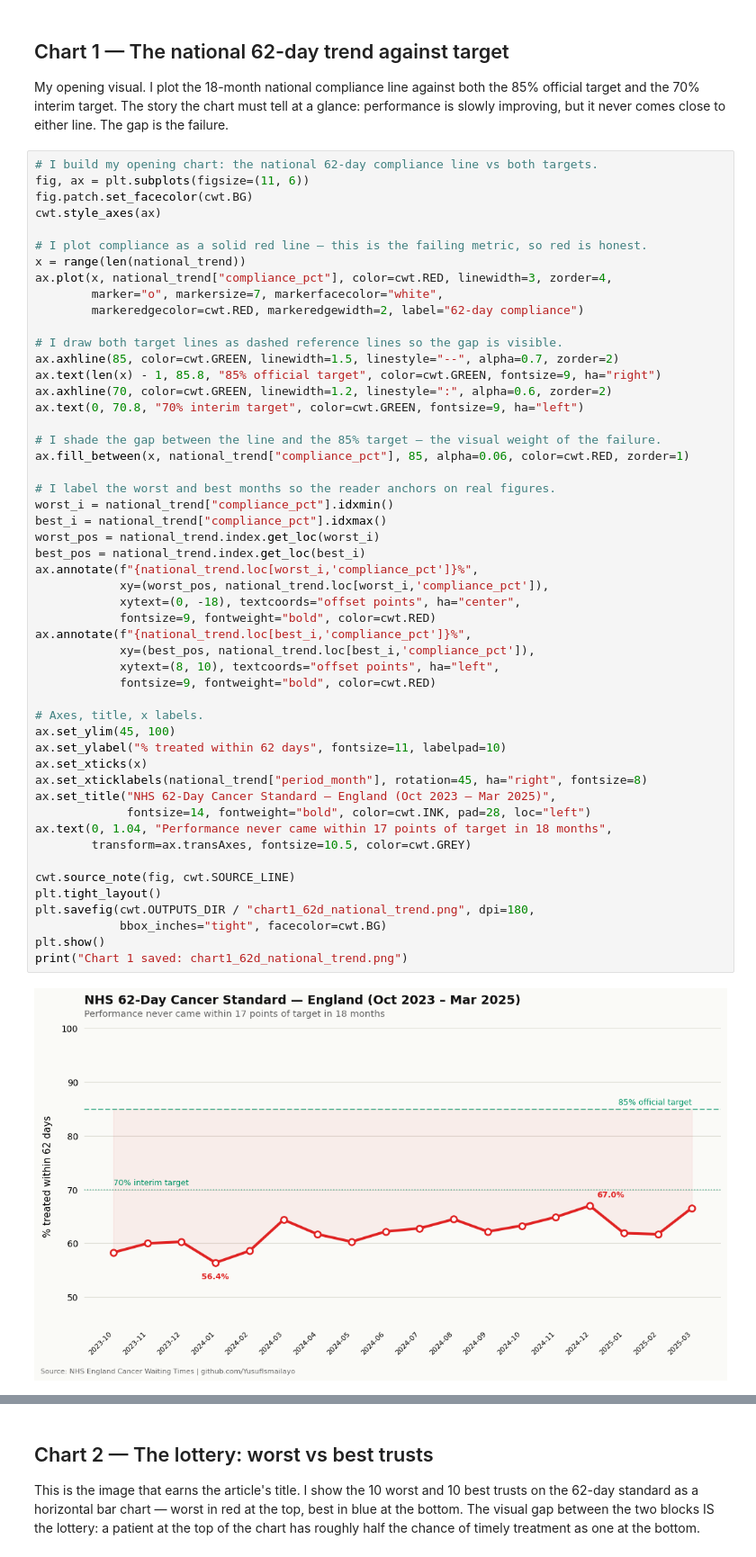
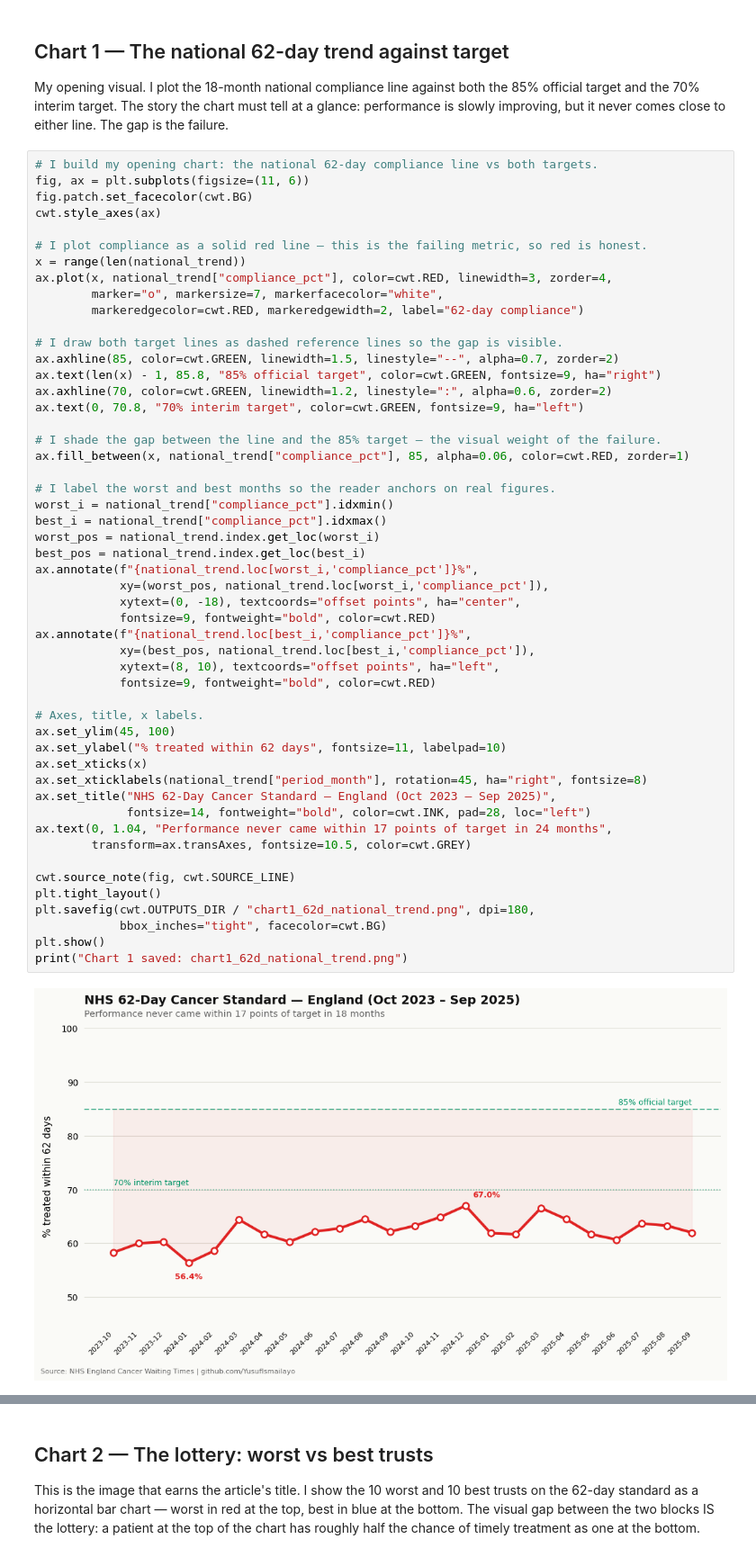
Before and after one commit to YusufIsmailayo/nhs-cancer-waiting-times-pipeline, a Jupyter notebook: notebooks/03_gold_trust_lottery.ipynb, the cells around one changed output, grey strips where cells are left out. Shown at 90% size. Saved outputs shown, nothing was run; the diff lists cells and outputs as text.

Commit message:
Extend pipeline to 24 months: update charts and documentation

```diff
--- a/notebooks/03_gold_trust_lottery.ipynb
+++ b/notebooks/03_gold_trust_lottery.ipynb
@@ -318,36 +362,36 @@ ax.fill_between(x, national_trend["compliance_pct"], 85, alpha=0.06, color=cwt.R
 
 # I label the worst and best months so the reader anchors on real figures.
 worst_i = national_trend["compliance_pct"].idxmin()
 best_i = national_trend["compliance_pct"].idxmax()
 worst_pos = national_trend.index.get_loc(worst_i)
 best_pos = national_trend.index.get_loc(best_i)
 ax.annotate(f"{national_trend.loc[worst_i,'compliance_pct']}%",
             xy=(worst_pos, national_trend.loc[worst_i,'compliance_pct']),
             xytext=(0, -18), textcoords="offset points", ha="center",
             fontsize=9, fontweight="bold", color=cwt.RED)
 ax.annotate(f"{national_trend.loc[best_i,'compliance_pct']}%",
             xy=(best_pos, national_trend.loc[best_i,'compliance_pct']),
             xytext=(8, 10), textcoords="offset points", ha="left",
             fontsize=9, fontweight="bold", color=cwt.RED)
 
 # Axes, title, x labels.
 ax.set_ylim(45, 100)
 ax.set_ylabel("% treated within 62 days", fontsize=11, labelpad=10)
 ax.set_xticks(x)
 ax.set_xticklabels(national_trend["period_month"], rotation=45, ha="right", fontsize=8)
-ax.set_title("NHS 62-Day Cancer Standard — England (Oct 2023 – Mar 2025)",
+ax.set_title("NHS 62-Day Cancer Standard — England (Oct 2023 – Sep 2025)",
              fontsize=14, fontweight="bold", color=cwt.INK, pad=28, loc="left")
-ax.text(0, 1.04, "Performance never came within 17 points of target in 18 months",
+ax.text(0, 1.04, "Performance never came within 17 points of target in 24 months",
         transform=ax.transAxes, fontsize=10.5, color=cwt.GREY)
 
 cwt.source_note(fig, cwt.SOURCE_LINE)
 plt.tight_layout()
 plt.savefig(cwt.OUTPUTS_DIR / "chart1_62d_national_trend.png", dpi=180,
             bbox_inches="tight", facecolor=cwt.BG)
 plt.show()
 print("Chart 1 saved: chart1_62d_national_trend.png")
 # %% [output]
-[figure, old version]
+[figure, new version]
 Chart 1 saved: chart1_62d_national_trend.png
 # %% [markdown]
 ## Chart 2 — The lottery: worst vs best trusts
```
Also changed, not shown: parts of 12 cells of this notebook, 12 other files.
